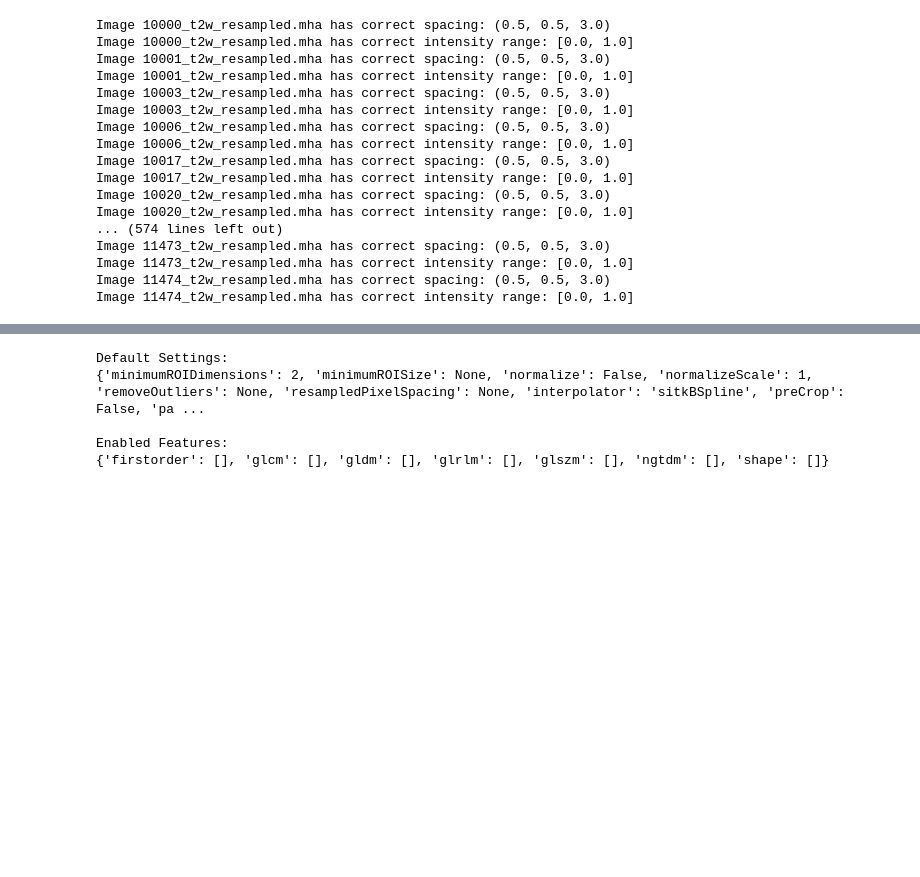
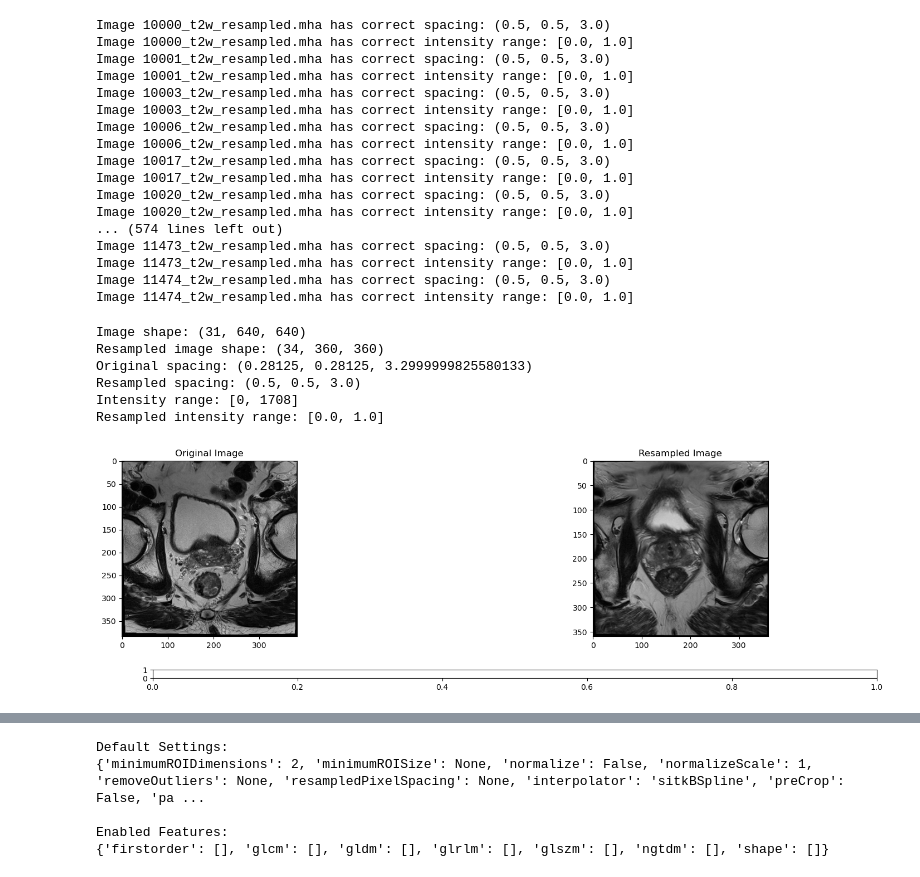
Before and after one commit to GitLars0/picai_bachelor, a Jupyter notebook: Code/filtering.ipynb, the cells around one changed output, grey strips where cells are left out. Drawn from its saved outputs; the diff is of its cells as text; code cells hidden in the pictures; blank space fills up the shorter version.

Commit message:
setting up comparison picture of the resampled vs original, resampling masks and testing, preparing for extraction

```diff
--- a/Code/filtering.ipynb
+++ b/Code/filtering.ipynb
@@ -1110,3 +1143,41 @@ Image 11473_t2w_resampled.mha has correct spacing: (0.5, 0.5, 3.0)
 Image 11473_t2w_resampled.mha has correct intensity range: [0.0, 1.0]
 Image 11474_t2w_resampled.mha has correct spacing: (0.5, 0.5, 3.0)
 Image 11474_t2w_resampled.mha has correct intensity range: [0.0, 1.0]
+# %%
+file_path_raw = r"Data\picai_public_images\picai_public_images_fold0\10000\10000_1000000_t2w.mha"
+file_path_resampled = r"Data\t2w_spacing_resampled\resampled0\10000_1000000_t2w_resampled.mha"
+image_raw = sitk.ReadImage(file_path_raw)
+image_resampled = sitk.ReadImage(file_path_resampled)
+image_data_raw = sitk.GetArrayFromImage(image_raw)
+image_data_resampled = sitk.GetArrayFromImage(image_resampled)
+
+print(f"Image shape: {image_data_raw.shape}")
+print(f"Resampled image shape: {image_data_resampled.shape}")
+print(f"Original spacing: {image_raw.GetSpacing()}")
+print(f"Resampled spacing: {image_resampled.GetSpacing()}")
+print(f"Intensity range: [{image_data_raw.min()}, {image_data_raw.max()}]")
+print(f"Resampled intensity range: [{image_data_resampled.min()}, {image_data_resampled.max()}]")
+
+
+
+fig, ax = plt.subplots(1, 2, figsize=(20, 5))
+
+plt.subplots_adjust(bottom=0.25)
+
+axlayer = plt.axes([0.25, 0.1, 0.65, 0.03])
+
+ax[0].imshow(image_data[16, :, :], cmap='gray')
+ax[0].set_title("Original Image")
+
+ax[1].imshow(image_data_resampled[16, :, :], cmap='gray')
+ax[1].set_title("Resampled Image")
+
+plt.show()
+# %% [output]
+Image shape: (31, 640, 640)
+Resampled image shape: (34, 360, 360)
+Original spacing: (0.28125, 0.28125, 3.2999999825580133)
+Resampled spacing: (0.5, 0.5, 3.0)
+Intensity range: [0, 1708]
+Resampled intensity range: [0.0, 1.0]
+[figure, added]
```
Also changed, not shown: parts of 9 cells of this notebook.
